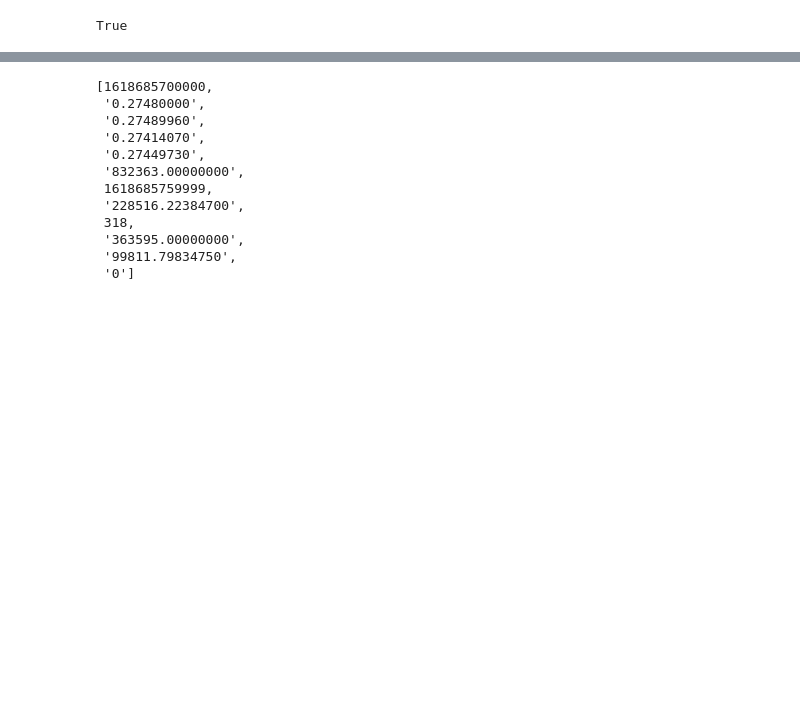
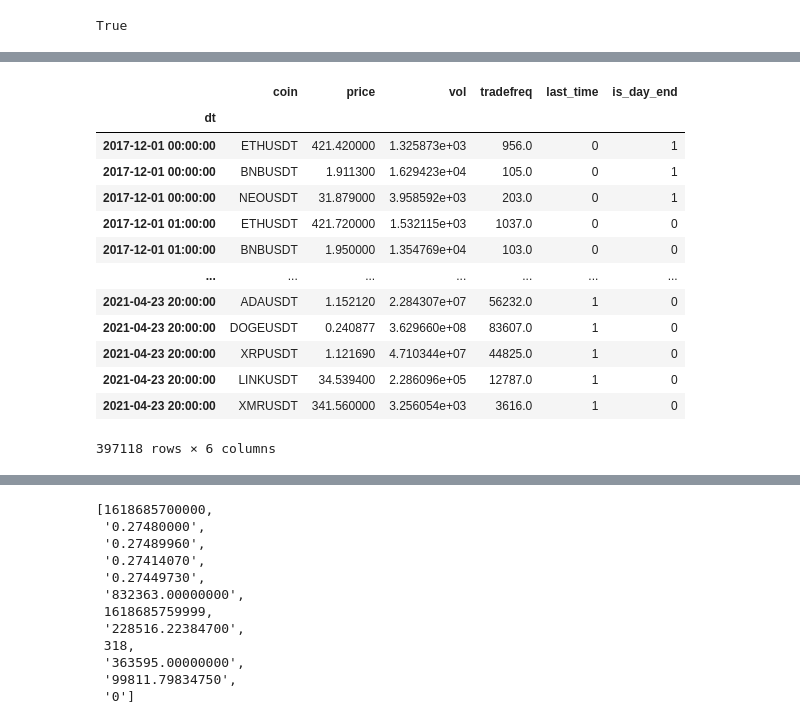
Before and after one commit to aalici/SmartCryptoSearchInTrends, a Jupyter notebook: binance_first.ipynb, the cells around one changed output, grey strips where cells are left out. Saved outputs shown, nothing was run; the diff lists cells and outputs as text; code cells hidden in the pictures; blank space fills up the shorter version.

```diff
--- a/binance_first.ipynb
+++ b/binance_first.ipynb
@@ -240 +229,18 @@ df_all_coins.tail()
+# %%
+df_all_coins
+# %% [output]
+|  | coin | price | vol | tradefreq | last_time | is_day_end |
+| dt |  |  |  |  |  |  |
+| 2017-12-01 00:00:00 | ETHUSDT | 421.420000 | 1.325873e+03 | 956.0 | 0 | 1 |
+| 2017-12-01 00:00:00 | BNBUSDT | 1.911300 | 1.629423e+04 | 105.0 | 0 | 1 |
+| 2017-12-01 00:00:00 | NEOUSDT | 31.879000 | 3.958592e+03 | 203.0 | 0 | 1 |
+| 2017-12-01 01:00:00 | ETHUSDT | 421.720000 | 1.532115e+03 | 1037.0 | 0 | 0 |
+| 2017-12-01 01:00:00 | BNBUSDT | 1.950000 | 1.354769e+04 | 103.0 | 0 | 0 |
+| ... | ... | ... | ... | ... | ... | ... |
+| 2021-04-23 20:00:00 | ADAUSDT | 1.152120 | 2.284307e+07 | 56232.0 | 1 | 0 |
+| 2021-04-23 20:00:00 | DOGEUSDT | 0.240877 | 3.629660e+08 | 83607.0 | 1 | 0 |
+| 2021-04-23 20:00:00 | XRPUSDT | 1.121690 | 4.710344e+07 | 44825.0 | 1 | 0 |
+| 2021-04-23 20:00:00 | LINKUSDT | 34.539400 | 2.286096e+05 | 12787.0 | 1 | 0 |
+| 2021-04-23 20:00:00 | XMRUSDT | 341.560000 | 3.256054e+03 | 3616.0 | 1 | 0 |
+397118 rows × 6 columns
 # %%
```
Also changed, not shown: parts of 14 cells of this notebook.
